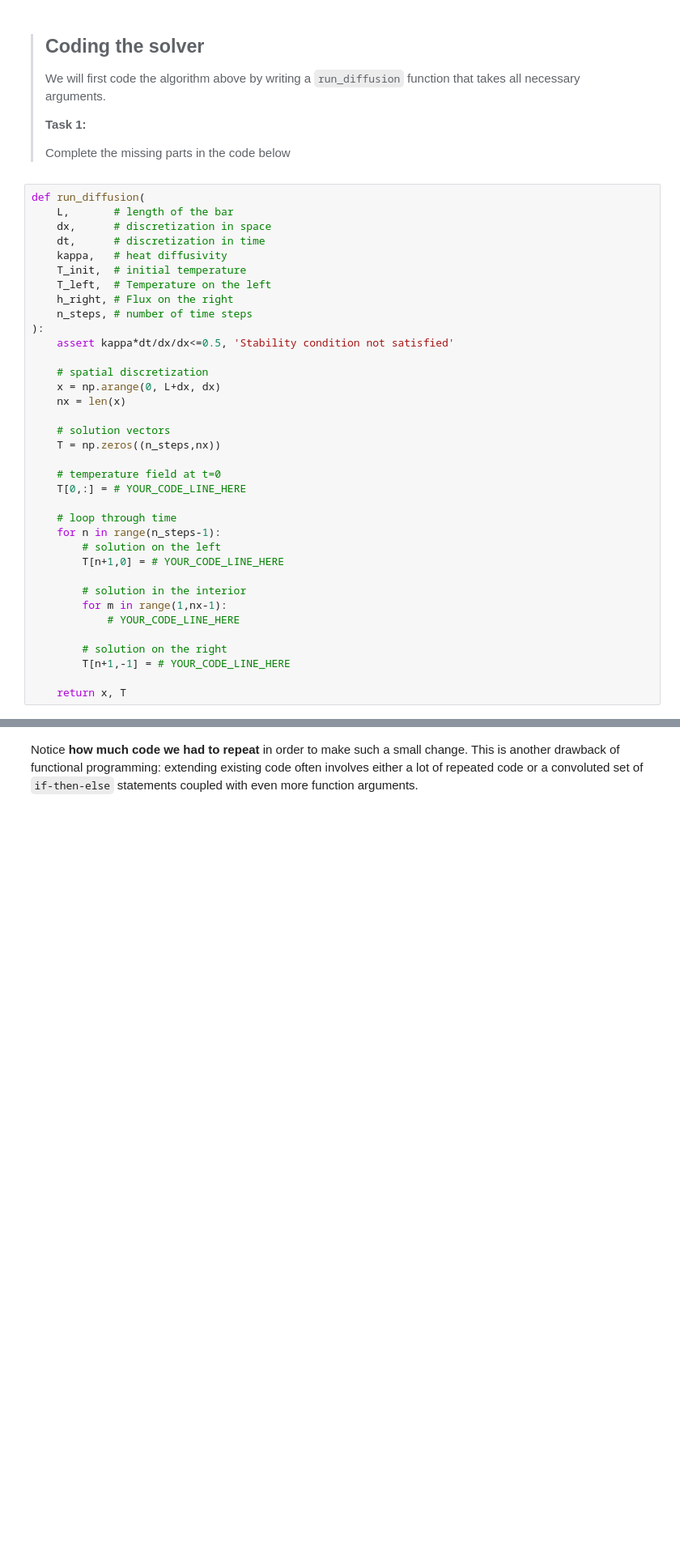
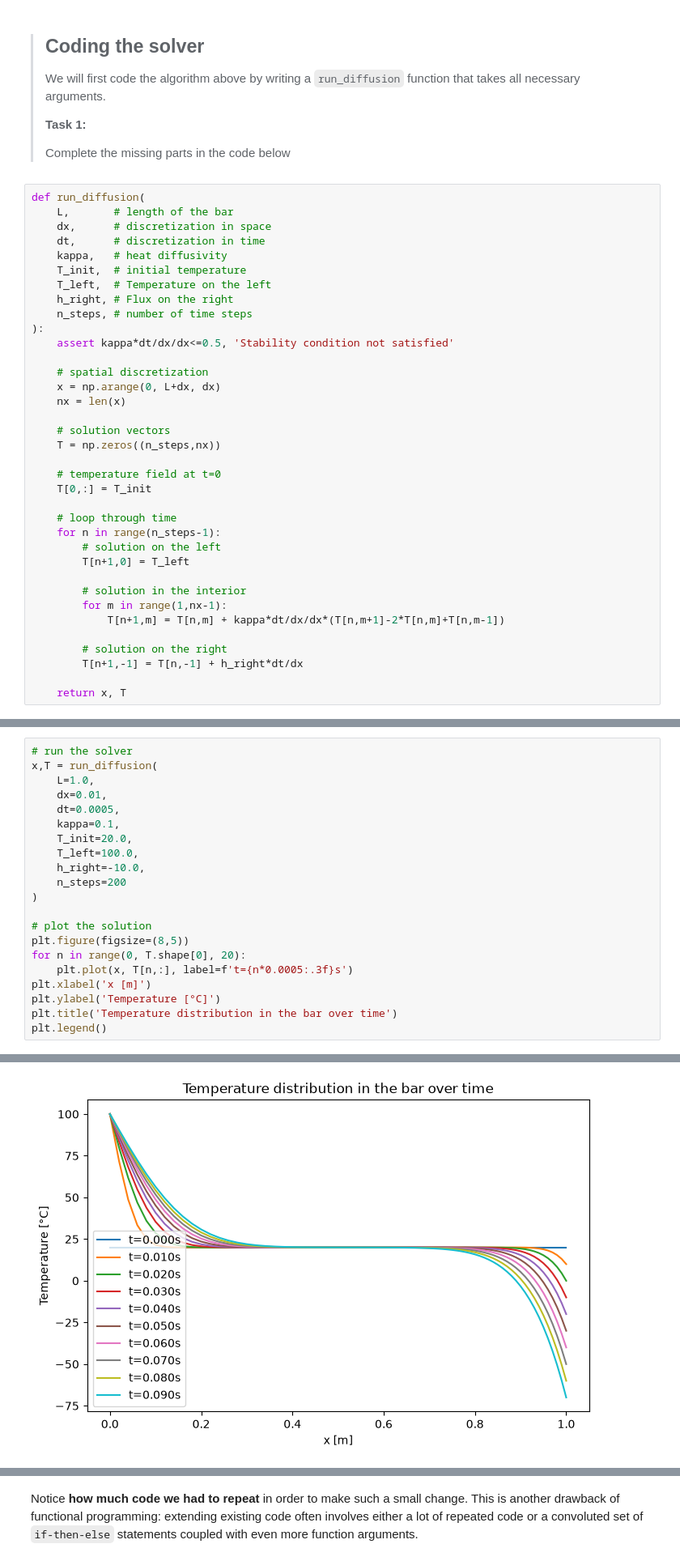
Before and after one commit to Svangrootveld/PA2.1, a Jupyter notebook: 1_functional.ipynb, the cells around one changed output, grey strips where cells are left out. Shown at 81% size. Drawn from its saved outputs; the diff is of its cells as text; blank space fills up the shorter version.

```diff
--- a/1_functional.ipynb
+++ b/1_functional.ipynb
@@ -31,19 +31,19 @@ def run_diffusion(
     T = np.zeros((n_steps,nx))
 
     # temperature field at t=0
-    T[0,:] = # YOUR_CODE_LINE_HERE
+    T[0,:] = T_init
 
     # loop through time
     for n in range(n_steps-1):
         # solution on the left
-        T[n+1,0] = # YOUR_CODE_LINE_HERE
+        T[n+1,0] = T_left
 
         # solution in the interior
         for m in range(1,nx-1):
-            # YOUR_CODE_LINE_HERE
+            T[n+1,m] = T[n,m] + kappa*dt/dx/dx*(T[n,m+1]-2*T[n,m]+T[n,m-1])
 
         # solution on the right
-        T[n+1,-1] = # YOUR_CODE_LINE_HERE
+        T[n+1,-1] = T[n,-1] + h_right*dt/dx
 
     return x, T
 # %% [markdown]
@@ -71,0 +66,22 @@ x,T = # YOUR_CODE_LINE_HERE
+# %%
+# run the solver
+x,T = run_diffusion(
+    L=1.0,
+    dx=0.01,
+    dt=0.0005,
+    kappa=0.1,
+    T_init=20.0,
+    T_left=100.0,
+    h_right=-10.0,
+    n_steps=200
+)
+
+# plot the solution
+plt.figure(figsize=(8,5))
+for n in range(0, T.shape[0], 20):
+    plt.plot(x, T[n,:], label=f't={n*0.0005:.3f}s')
+plt.xlabel('x [m]')
+plt.ylabel('Temperature [°C]')
+plt.title('Temperature distribution in the bar over time')
+plt.legend()
+# %% [output]
@@ -72,3 +89,4 @@ x,T = # YOUR_CODE_LINE_HERE
+[figure, added]
 # %% [markdown]
 > See how even though the parameters can be neatly organized into the four logical groups above? Nevertheless, **they all get jammed together in the same function call** and the best we can do is to order them in some sensible way.
 >
```
Also changed, not shown: parts of 8 cells of this notebook.
